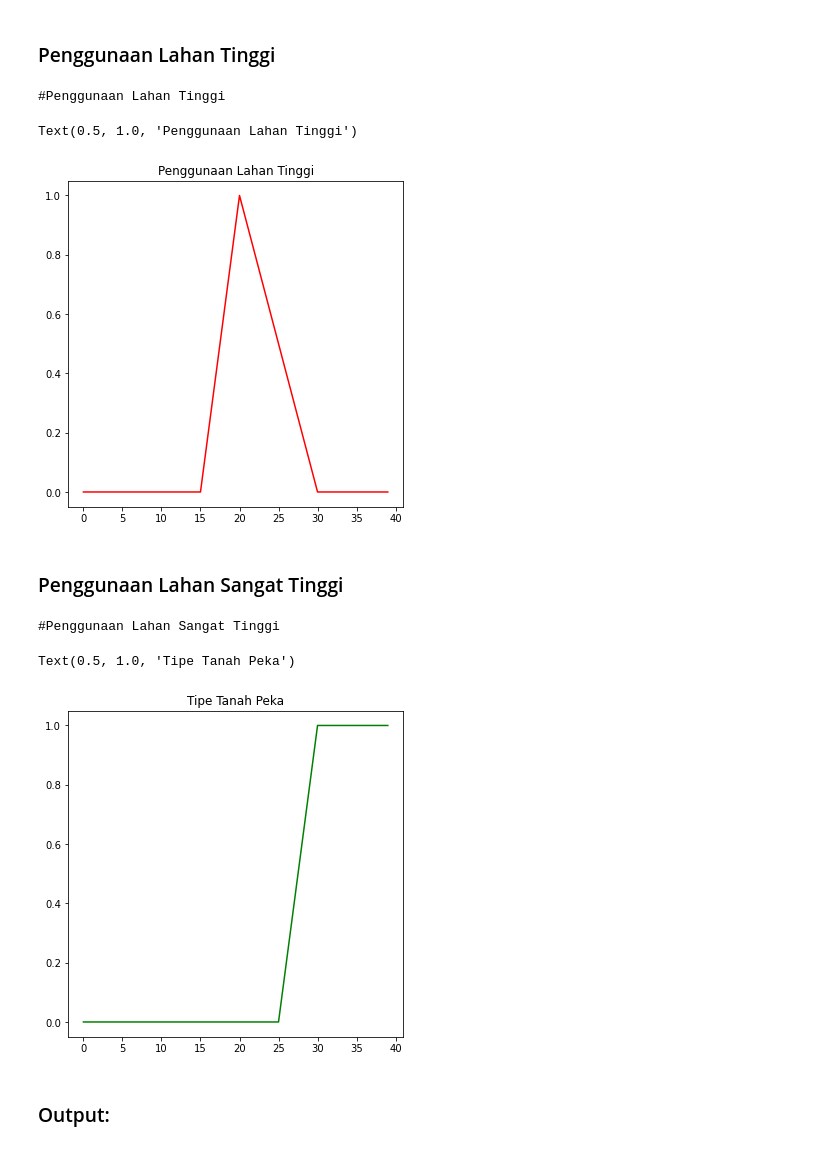
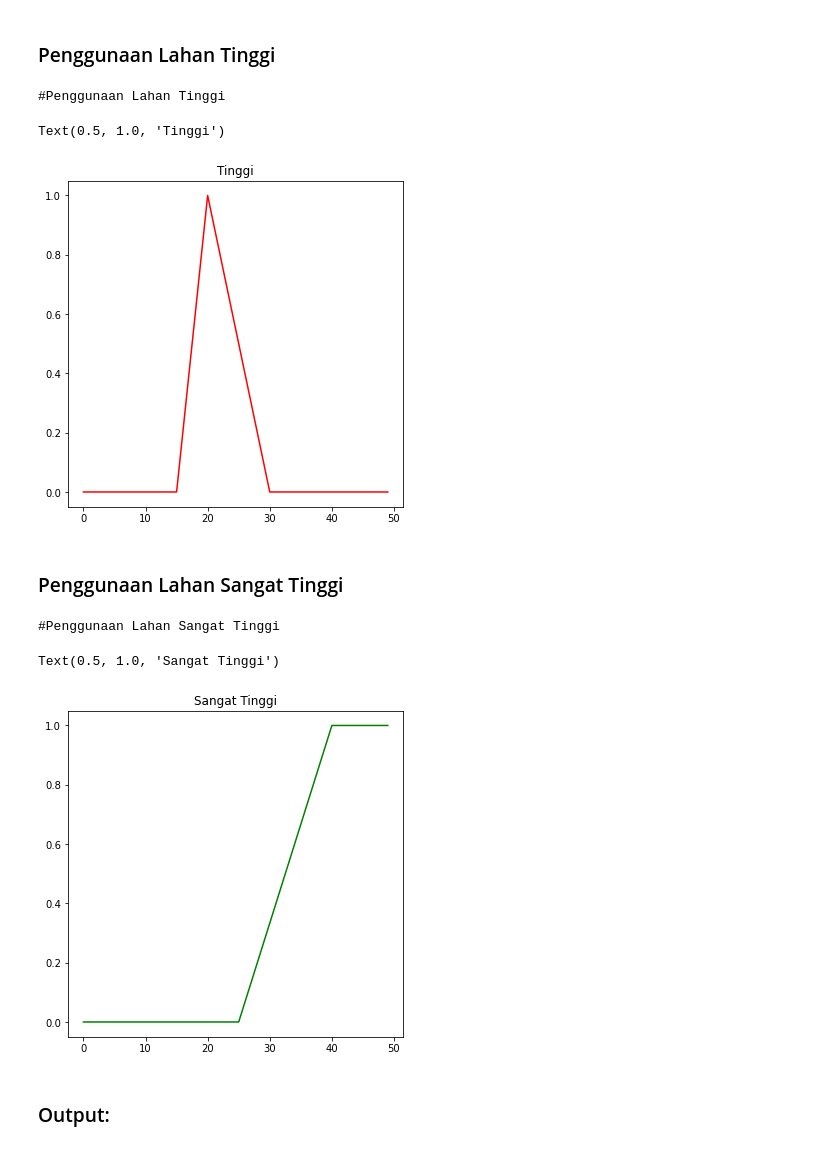
Before and after one commit to Bariq09/Penentuan-Kerawana-Longsor, a Jupyter notebook: proyek AI.ipynb, the cells around one changed output. Drawn from its saved outputs; the diff is of its cells as text; code cells hidden in the pictures.

```diff
--- a/proyek AI.ipynb
+++ b/proyek AI.ipynb
@@ -463,7 +543,7 @@ Tinggi 20 -30
 
 Sangat Tinggi < 40
 # %%
-land_use = ctrl.Antecedent(np.arange(0,40,1),'Penggunaan Lahan')
-use_x = np.arange(0,40,1)
+land_use = ctrl.Antecedent(np.arange(0,50,1),'land_use')
+use_x = np.arange(0,50,1)
 # %%
 land_use["Rendah"] = fuzz.trapmf(land_use.universe,[0,0,5,10])
@@ -502,27 +582,27 @@ Text(0.5, 1.0, 'Penggunaan Lahan Sedang')
 # %%
 #Penggunaan Lahan Tinggi
 print('#Penggunaan Lahan Tinggi')
 land_high_use = fuzz.trimf(use_x,[15,20,30])
 fig, (ax0) = plt.subplots(nrows=1, figsize=(6,6))
 ax0.plot(use_x, land_high_use, 'red')
-ax0.set_title('Penggunaan Lahan Tinggi')
+ax0.set_title('Tinggi')
 # %% [output]
 #Penggunaan Lahan Tinggi
-Text(0.5, 1.0, 'Penggunaan Lahan Tinggi')
+Text(0.5, 1.0, 'Tinggi')
-[figure, old version]
+[figure, new version]
 # %% [markdown]
 ### Penggunaan Lahan Sangat Tinggi
 # %%
 #Penggunaan Lahan Sangat Tinggi
 print('#Penggunaan Lahan Sangat Tinggi')
-land_very_high_use = fuzz.trapmf(use_x,[25,30,40,40])
+land_very_high_use = fuzz.trapmf(use_x,[25,40,50,50])
 fig, (ax0) = plt.subplots(nrows=1, figsize=(6,6))
 ax0.plot(use_x, land_very_high_use, 'green')
-ax0.set_title('Tipe Tanah Peka')
+ax0.set_title('Sangat Tinggi')
 # %% [output]
 #Penggunaan Lahan Sangat Tinggi
-Text(0.5, 1.0, 'Tipe Tanah Peka')
+Text(0.5, 1.0, 'Sangat Tinggi')
-[figure, old version]
+[figure, new version]
 # %% [markdown]
 ### Output:
 # %%
```
Also changed, not shown: parts of 56 cells of this notebook.
